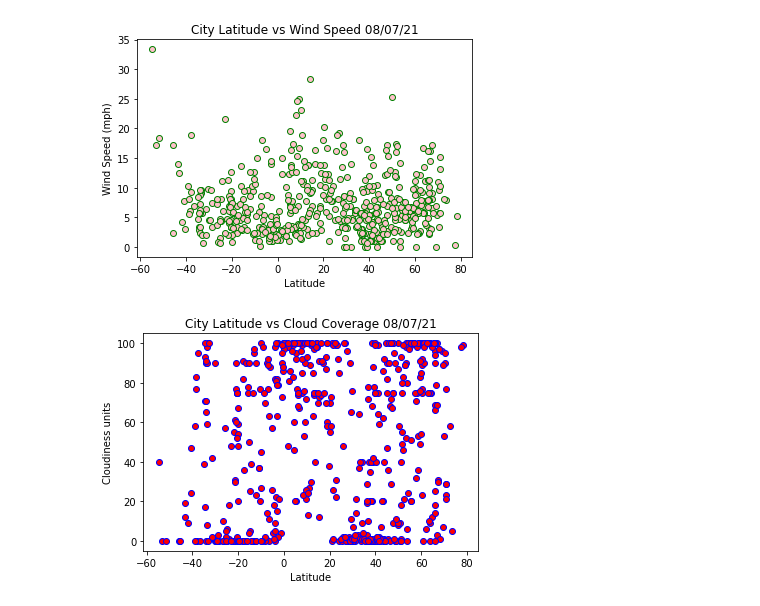
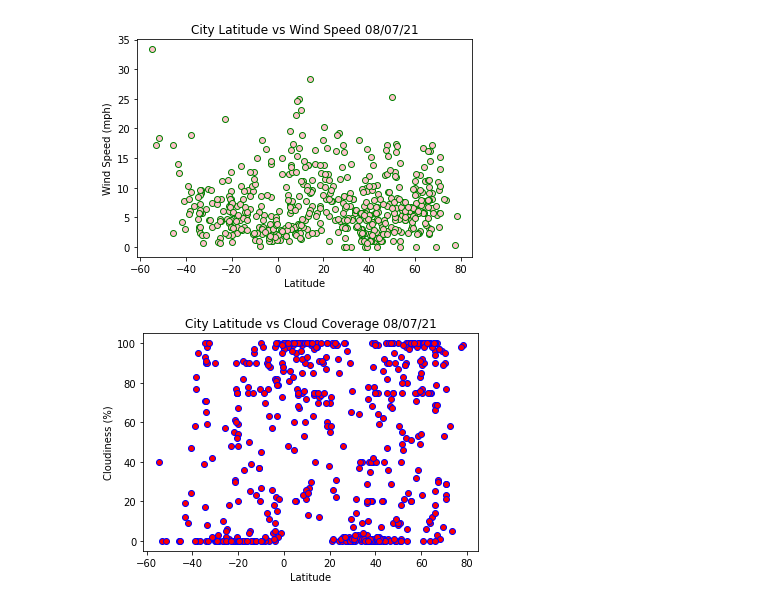
Before and after one commit to KristianSHamilton/api-challenge, a Jupyter notebook: WeatherPy/WeatherPy.ipynb, the cells around one changed output. Saved outputs shown, nothing was run; the diff lists cells and outputs as text; code cells hidden in the pictures.

```diff
--- a/WeatherPy/WeatherPy.ipynb
+++ b/WeatherPy/WeatherPy.ipynb
@@ -132,9 +132,9 @@ plt.show()
 # %%
 plt.scatter(latitude, cloudCoverage, marker = "o", edgecolor = "blue", color = "red")
 plt.title(f"City Latitude vs Cloud Coverage {time.strftime('%x')}")
 plt.xlabel("Latitude")
-plt.ylabel("Cloudiness units")
+plt.ylabel("Cloudiness (%)")
 plt.savefig("./output/Lat vs. Cloudiness.png")
 plt.show()
 # %% [output]
-[figure, old version]
+[figure, new version]
```
Also changed, not shown: parts of 1 cell of this notebook, 2 other files.
